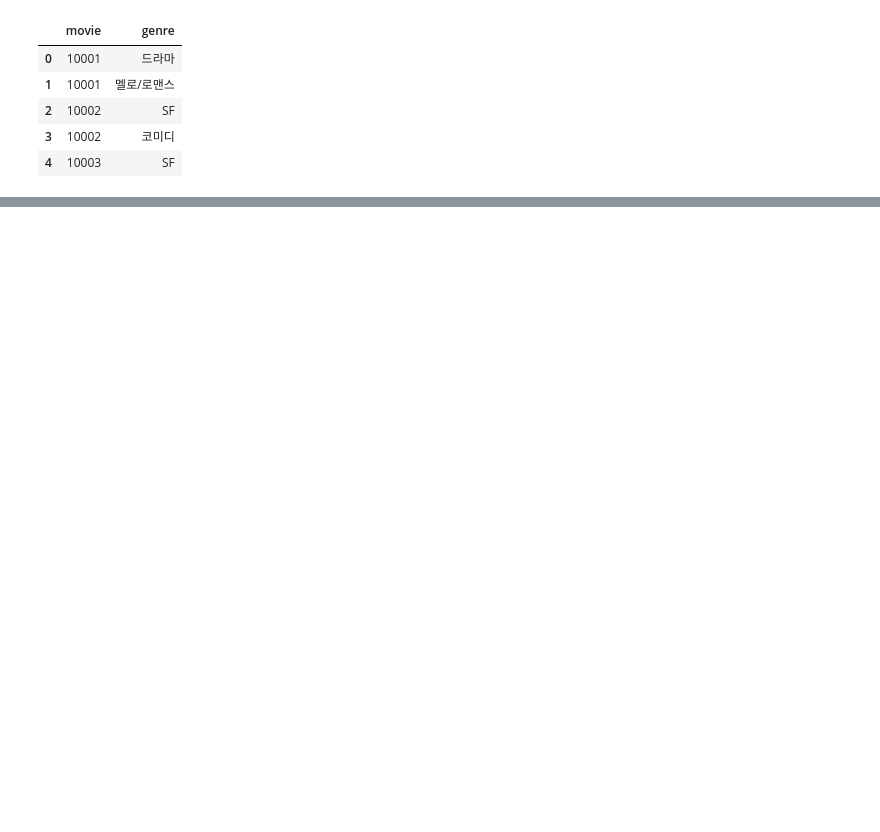
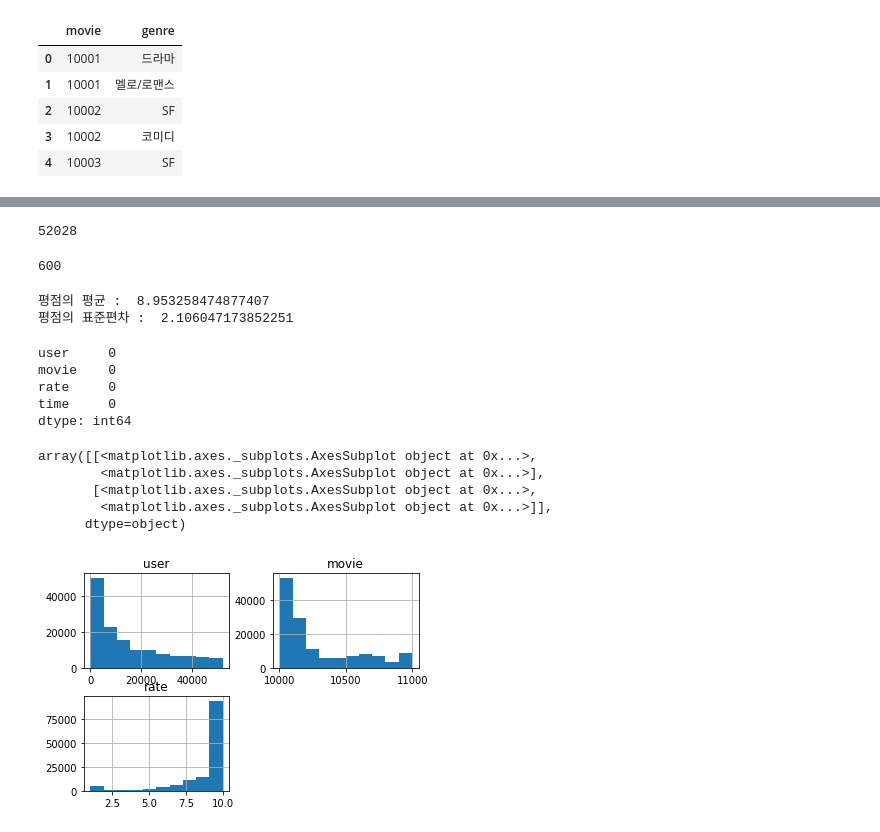
Before and after one commit to Vaycold/Vaycold, a Jupyter notebook: Recommend_Algorithm/#7.딥러닝과_추천알고리즘,_영화_데이터셋_비교.ipynb, the cells around one changed output, grey strips where cells are left out. Drawn from its saved outputs; the diff is of its cells as text; code cells hidden in the pictures; blank space fills up the shorter version.

```diff
--- a/Recommend_Algorithm/#7.딥러닝과_추천알고리즘,_영화_데이터셋_비교.ipynb
+++ b/Recommend_Algorithm/#7.딥러닝과_추천알고리즘,_영화_데이터셋_비교.ipynb
@@ -295,0 +370,40 @@ AttributeError: ignored
+# %%
+# 총 몇명이 평가했을까??
+n_unique_users= len(rates_df['user'].unique())
+print(n_unique_users)
+# %% [output]
+52028
+# %%
+# 총 영화의 갯수는???
+n_unique_movies= len(rates_df['movie'].unique())
+print(n_unique_movies)
+# %% [output]
+600
+# %%
+# 평점의 평균은??
+print('평점의 평균 : ', rates_df.rate.mean())
+print('평점의 표준편차 : ', rates_df.rate.std())
+# %% [output]
+평점의 평균 :  8.953258474877407
+평점의 표준편차 :  2.106047173852251
+# %%
+# 결측값이 있는 지 확인해보자
+
+rates_df.isnull().sum()
+# %% [output]
+user     0
+movie    0
+rate     0
+time     0
+dtype: int64
+# %%
+# 히스토그램볼까
+
+rates_df[['user','movie','rate']].hist()
+# %% [output]
+array([[<matplotlib.axes._subplots.AxesSubplot object at 0x...>,
+        <matplotlib.axes._subplots.AxesSubplot object at 0x...>],
+       [<matplotlib.axes._subplots.AxesSubplot object at 0x...>,
+        <matplotlib.axes._subplots.AxesSubplot object at 0x...>]],
+      dtype=object)
+[figure, added]
```
Also changed, not shown: parts of 33 cells of this notebook.
